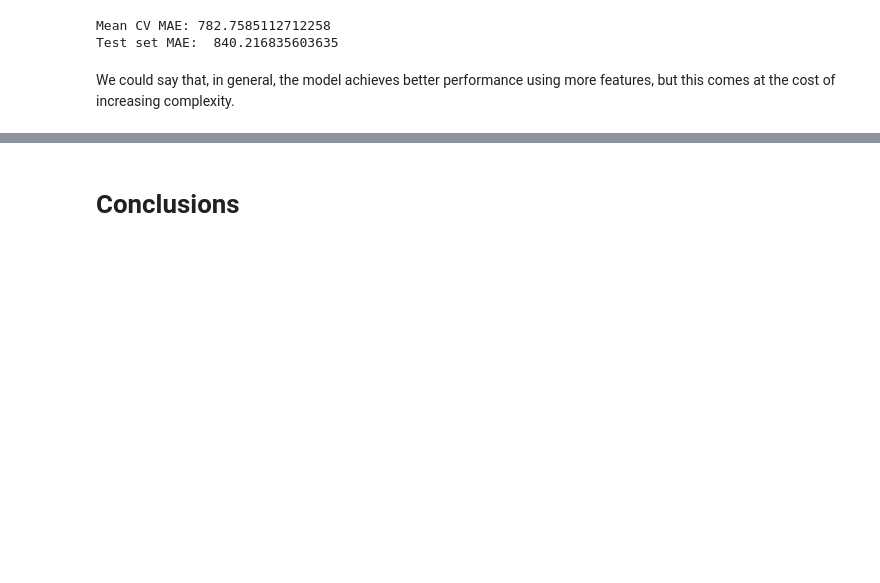
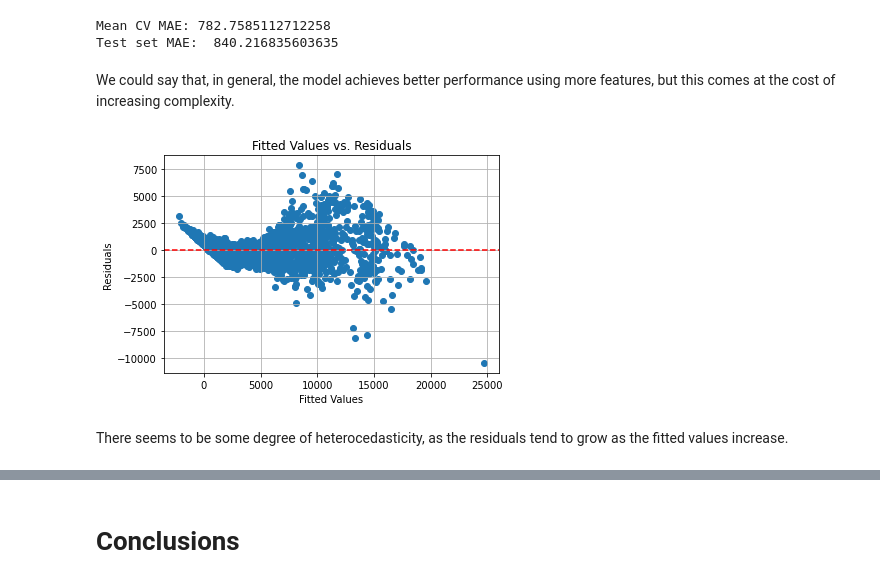
Before and after one commit to juannpmari/xtream-ai-assignment-engineer, a Jupyter notebook: model_dev.ipynb, the cells around one changed output, grey strips where cells are left out. Drawn from its saved outputs; the diff is of its cells as text; code cells hidden in the pictures; blank space fills up the shorter version.

Commit message:
added homocedasticity evaluation

```diff
--- a/model_dev.ipynb
+++ b/model_dev.ipynb
@@ -512,3 +512,22 @@ Mean CV MAE: 782.7585112712258
 Test set MAE:  840.216835603635
 # %% [markdown]
 We could say that, in general, the model achieves better performance using more features, but this comes at the cost of increasing complexity.
+# %%
+#Analyze homocedasticity
+y_pred = linear_regressor.predict(X_train)
+
+# Calculate the residuals (difference between actual and predicted values)
+residuals = y_train - y_pred
+
+# Plot the residuals against the fitted values
+plt.scatter(y_pred, residuals)
+plt.xlabel('Fitted Values')
+plt.ylabel('Residuals')
+plt.title('Fitted Values vs. Residuals')
+plt.axhline(y=0, color='red', linestyle='--')  # Add a horizontal line at y=0 for reference
+plt.grid(True)
+plt.show()
+# %% [output]
+[figure, added]
+# %% [markdown]
+There seems to be some degree of heterocedasticity, as the residuals tend to grow as the fitted values increase.
```
Also changed, not shown: parts of 3 cells of this notebook.
